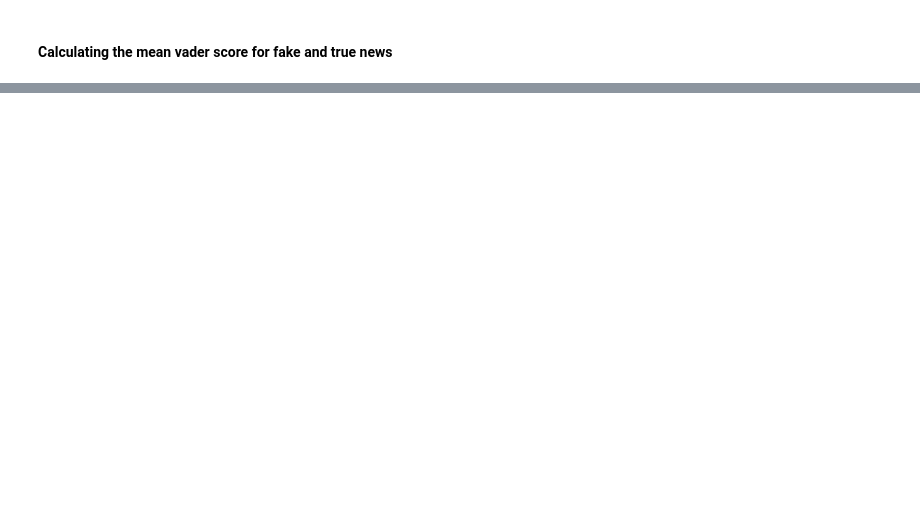
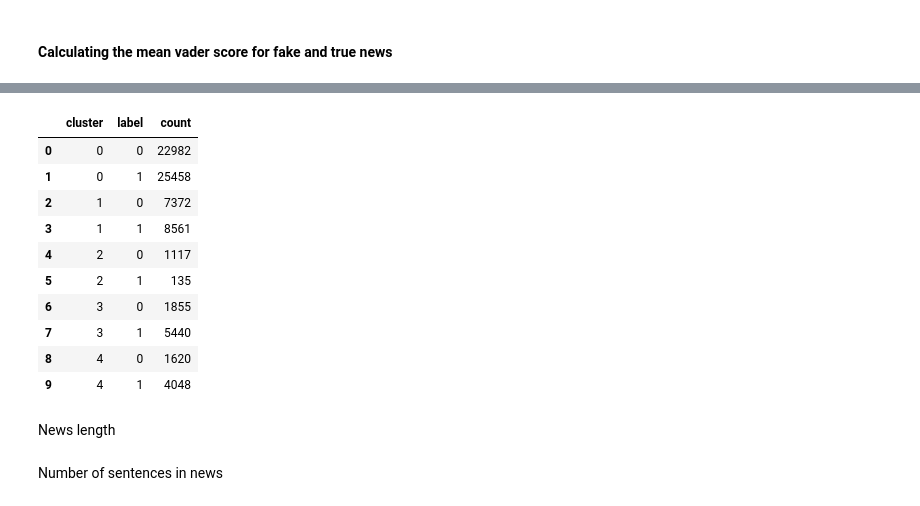
Before and after one commit to Ankuraxz/CanisData, a Jupyter notebook: dataset_info.ipynb, the cells around one changed output, grey strips where cells are left out. Cells and saved outputs as stored; diff of their text form; code cells hidden in the pictures; blank space fills up the shorter version.

```diff
--- a/dataset_info.ipynb
+++ b/dataset_info.ipynb
@@ -96,0 +162,8 @@ df['text'] = [re.sub('\r', '',x) for x in df['text']]
+# %%
+import nltk
+nltk.download('stopwords')
+
+from nltk.corpus import stopwords
+stop_words = stopwords.words('english')
+
+df['text_without_stopwords'] = df['text'].apply(lambda x: ' '.join([word for word in x.split() if word.lower() not in stop_words]))
@@ -122,0 +212,10 @@ df['sentiment'] = np.where(df['vader_score'] > 0,1,0)
+# %%
+import pandas as pd
+from sklearn.feature_extraction.text import TfidfVectorizer
+from sklearn.cluster import KMeans
+
+#df = pd.read_csv('data_feature_clean.csv')
+
+text_data = df['text'].values.tolist()
+vectorizer = TfidfVectorizer(stop_words='english')
+X = vectorizer.fit_transform(text_data) #feature matrix
@@ -123,2 +224,9 @@ df['sentiment'] = np.where(df['vader_score'] > 0,1,0)
+# %%
+k = 5
+kmeans = KMeans(n_clusters=k)
+kmeans.fit(X)
+
+labels = kmeans.labels_
+df['cluster'] = labels
 # %%
 df.to_csv('data_feature.csv')
@@ -124,0 +245,18 @@ df.to_csv('data_feature.csv')
+# %%
+df.groupby(['cluster', 'label']).size().reset_index(name='count')
+# %% [output]
+|  | cluster | label | count |
+| 0 | 0 | 0 | 22982 |
+| 1 | 0 | 1 | 25458 |
+| 2 | 1 | 0 | 7372 |
+| 3 | 1 | 1 | 8561 |
+| 4 | 2 | 0 | 1117 |
+| 5 | 2 | 1 | 135 |
+| 6 | 3 | 0 | 1855 |
+| 7 | 3 | 1 | 5440 |
+| 8 | 4 | 0 | 1620 |
+| 9 | 4 | 1 | 4048 |
+# %% [markdown]
+News length
+# %% [markdown]
+Number of sentences in news
```
Also changed, not shown: parts of 35 cells of this notebook.
